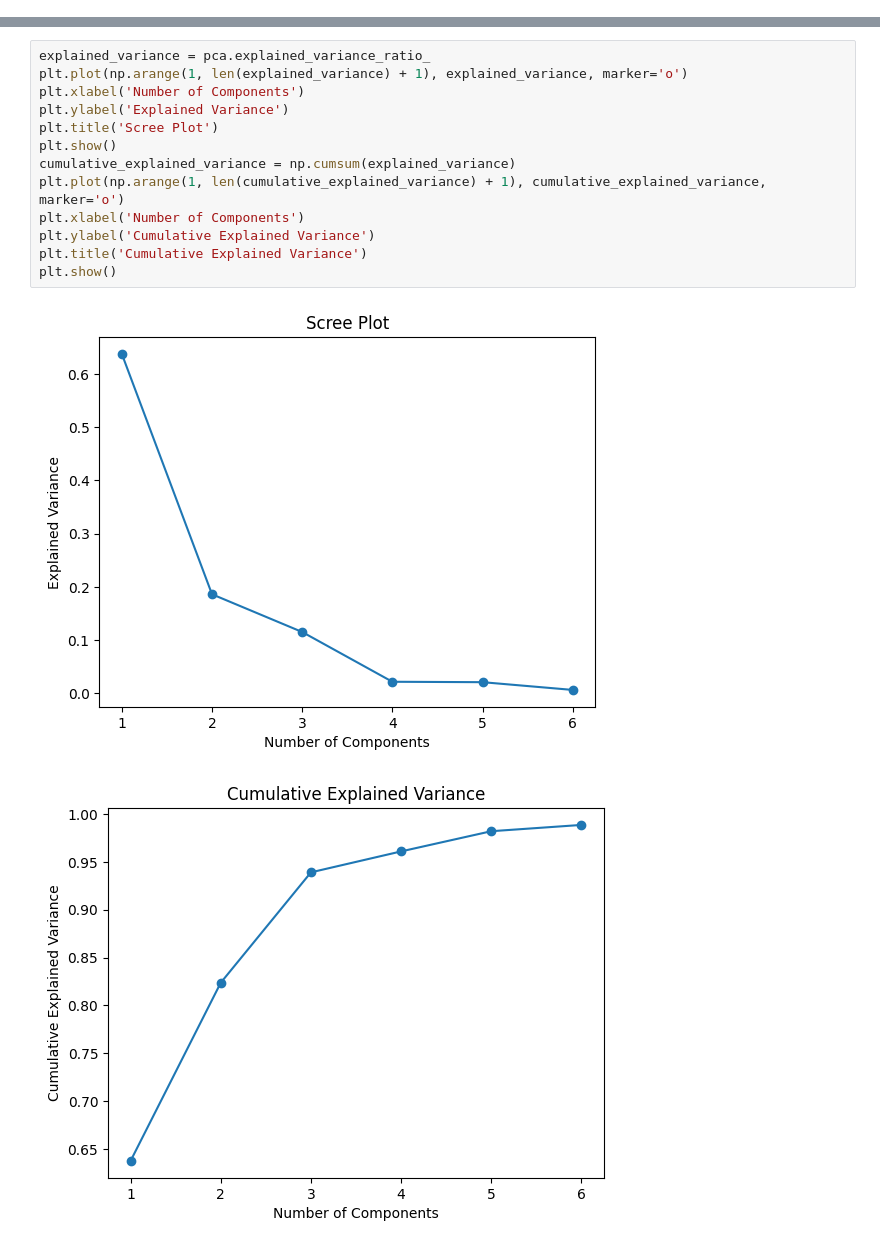
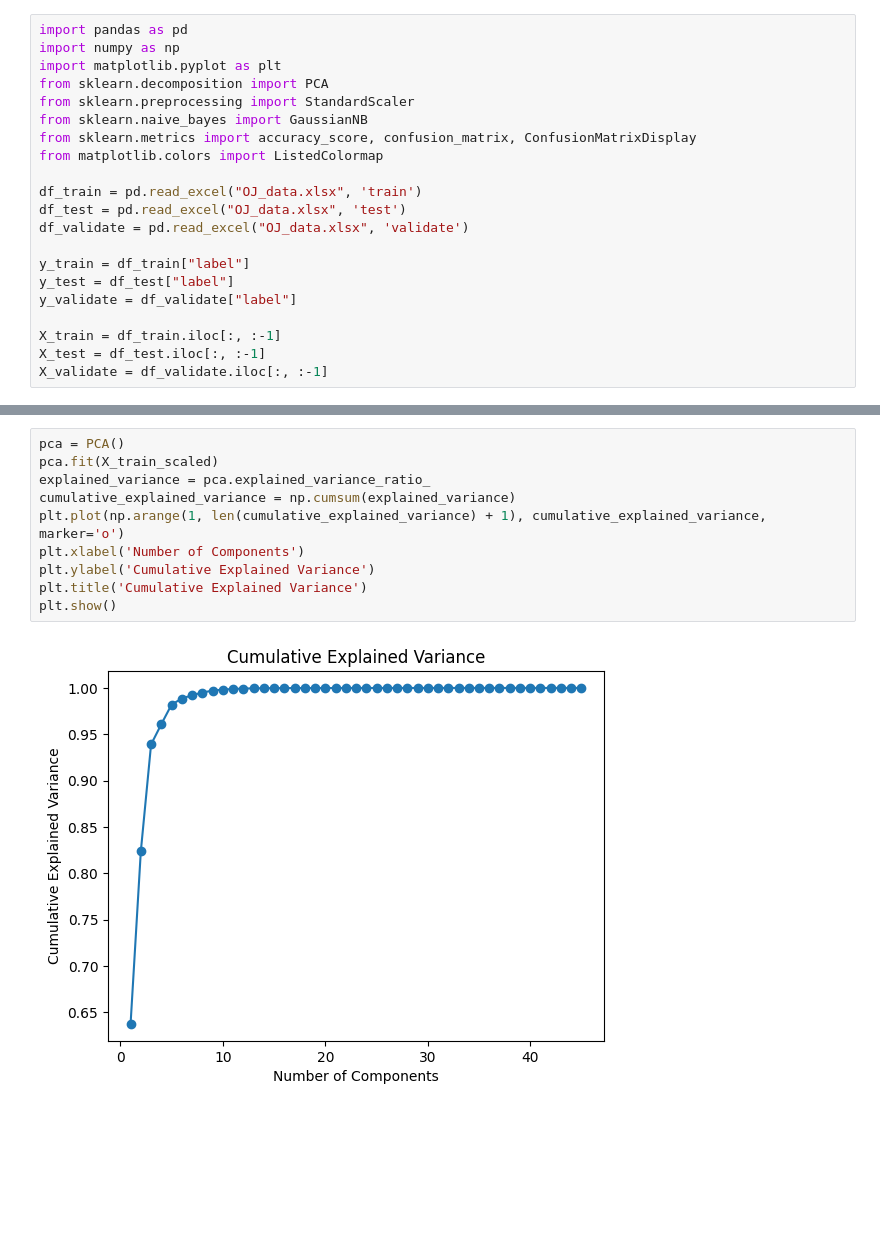
Before and after one commit to ChauBacHozz/Chemometric-book, a Jupyter notebook: Naive_Bayes/Naive_Bayes.ipynb, the cells around one changed output, grey strips where cells are left out. Drawn from its saved outputs; the diff is of its cells as text; blank space fills up the shorter version.

```diff
--- a/Naive_Bayes/Naive_Bayes.ipynb
+++ b/Naive_Bayes/Naive_Bayes.ipynb
@@ -65,0 +1,21 @@ X_validate
+# %%
+import pandas as pd
+import numpy as np
+import matplotlib.pyplot as plt
+from sklearn.decomposition import PCA
+from sklearn.preprocessing import StandardScaler
+from sklearn.naive_bayes import GaussianNB
+from sklearn.metrics import accuracy_score, confusion_matrix, ConfusionMatrixDisplay
+from matplotlib.colors import ListedColormap
+
+df_train = pd.read_excel("OJ_data.xlsx", 'train')
+df_test = pd.read_excel("OJ_data.xlsx", 'test')
+df_validate = pd.read_excel("OJ_data.xlsx", 'validate')
+
+y_train = df_train["label"]
+y_test = df_test["label"]
+y_validate = df_validate["label"]
+
+X_train = df_train.iloc[:, :-1]
+X_test = df_test.iloc[:, :-1]
+X_validate = df_validate.iloc[:, :-1]
@@ -79,16 +51,12 @@ X_validate_pca = pca.transform(X_validate_scaled)
 # %%
+pca = PCA()
+pca.fit(X_train_scaled)
 explained_variance = pca.explained_variance_ratio_
-plt.plot(np.arange(1, len(explained_variance) + 1), explained_variance, marker='o')
-plt.xlabel('Number of Components')
-plt.ylabel('Explained Variance')
-plt.title('Scree Plot')
-plt.show()
 cumulative_explained_variance = np.cumsum(explained_variance)
 plt.plot(np.arange(1, len(cumulative_explained_variance) + 1), cumulative_explained_variance, marker='o')
 plt.xlabel('Number of Components')
 plt.ylabel('Cumulative Explained Variance')
 plt.title('Cumulative Explained Variance')
 plt.show()
 # %% [output]
-[figure, old version]
+[figure, new version]
-[figure, removed]
```
Also changed, not shown: parts of 19 cells of this notebook, 5 other files.
